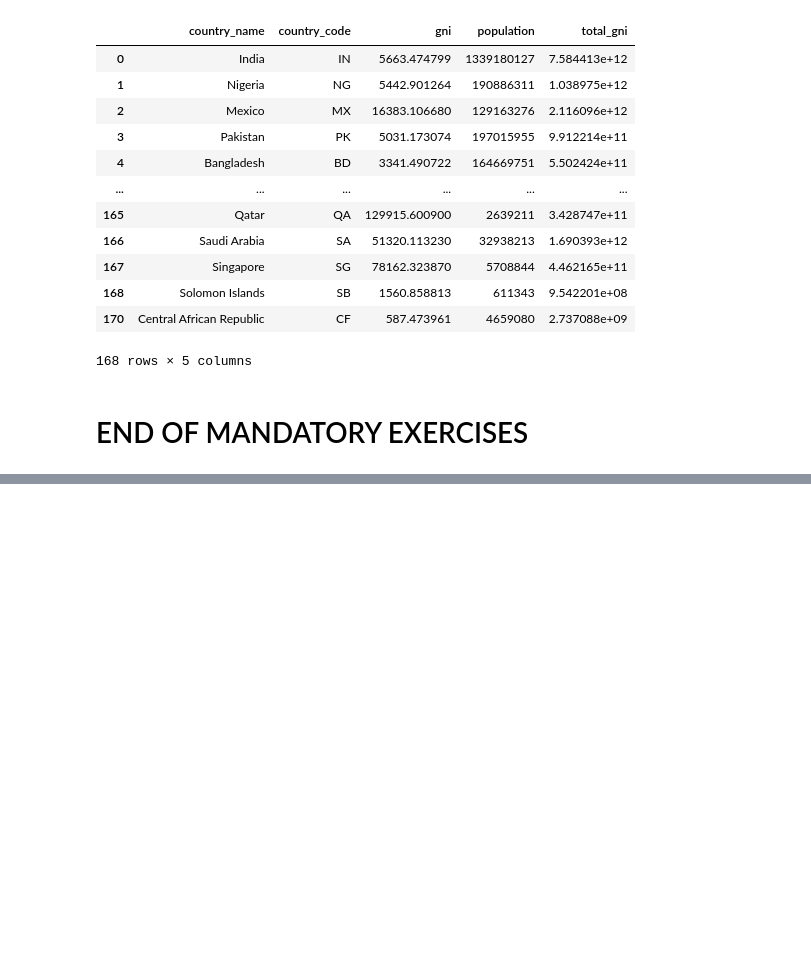
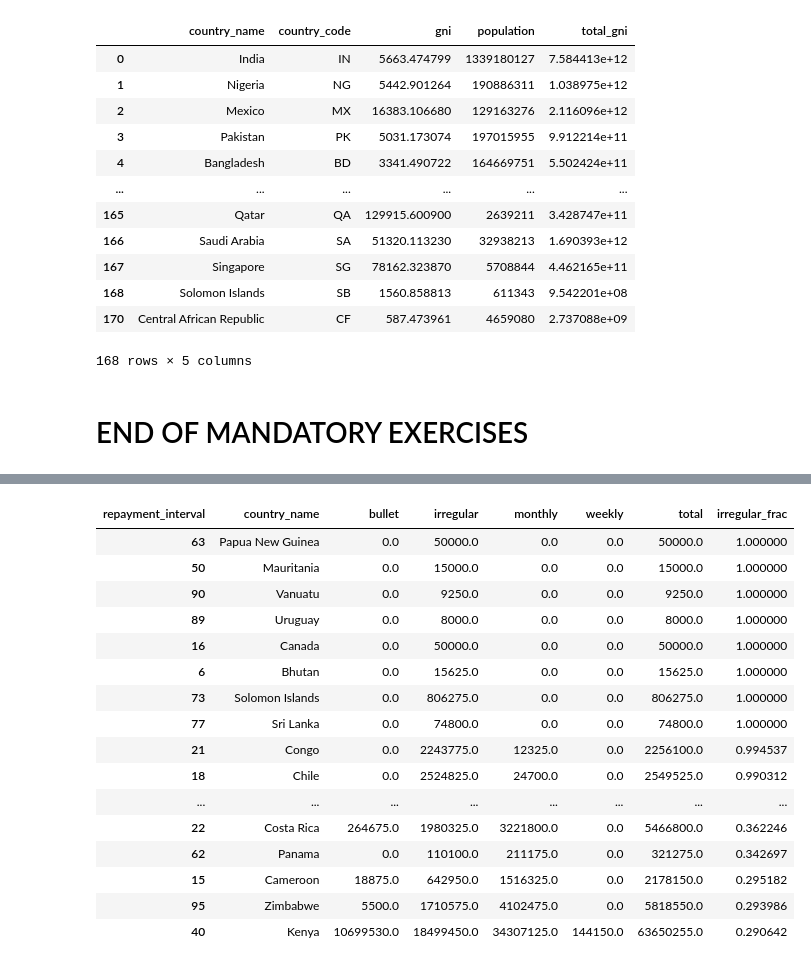
Before and after one commit to kayne87/FoCS, a Jupyter notebook: FoCS_new.ipynb, the cells around one changed output, grey strips where cells are left out. Saved outputs shown, nothing was run; the diff lists cells and outputs as text; code cells hidden in the pictures; blank space fills up the shorter version.

```diff
--- a/FoCS_new.ipynb
+++ b/FoCS_new.ipynb
@@ -1405,0 +1546,3 @@ NOTEBOOK EXECUTION TIME: 149.12610840797424
+# %%
+df_borrowed_countries_repayments = df_loans[["country_name", "repayment_interval", "funded_amount"]].groupby(by=["country_name", "repayment_interval"]).sum().reset_index()
+df_borrowed_countries_repayments
@@ -1405,0 +1563,3 @@ NOTEBOOK EXECUTION TIME: 149.12610840797424
+# %%
+df_borrowed_countries_by_repayments = df_borrowed_countries_repayments.pivot(index="country_name", columns="repayment_interval", values="funded_amount").reset_index()
+df_borrowed_countries_by_repayments
@@ -1405,0 +1580,6 @@ NOTEBOOK EXECUTION TIME: 149.12610840797424
+# %%
+df_borrowed_countries_by_repayments.bullet    = np.where(df_borrowed_countries_by_repayments.bullet.isnull(), 0, df_borrowed_countries_by_repayments.bullet   )
+df_borrowed_countries_by_repayments.irregular = np.where(df_borrowed_countries_by_repayments.irregular.isnull(), 0, df_borrowed_countries_by_repayments.irregular)
+df_borrowed_countries_by_repayments.monthly   = np.where(df_borrowed_countries_by_repayments.monthly.isnull(), 0, df_borrowed_countries_by_repayments.monthly  )
+df_borrowed_countries_by_repayments.weekly    = np.where(df_borrowed_countries_by_repayments.weekly.isnull(), 0, df_borrowed_countries_by_repayments.weekly   )
+df_borrowed_countries_by_repayments
@@ -1405,0 +1600,5 @@ NOTEBOOK EXECUTION TIME: 149.12610840797424
+# %%
+total_borrowed_countries_repayments = df_borrowed_countries_by_repayments.bullet + df_borrowed_countries_by_repayments.irregular + df_borrowed_countries_by_repayments.monthly + df_borrowed_countries_by_repayments.weekly
+df_borrowed_countries_by_repayments = df_borrowed_countries_by_repayments.assign(total=total_borrowed_countries_repayments)
+df_borrowed_countries_by_repayments = df_borrowed_countries_by_repayments.assign(irregular_frac=df_borrowed_countries_by_repayments.irregular / df_borrowed_countries_by_repayments.total)
+df_borrowed_countries_by_repayments.sort_values(by=["irregular_frac"], ascending=False)
@@ -1405,0 +1619,20 @@ NOTEBOOK EXECUTION TIME: 149.12610840797424
+# %%
+df_borrowed_countries_by_repayments.sort_values(by=["irregular_frac"], ascending=False)[1:40]
+# %% [output]
+| repayment_interval | country_name | bullet | irregular | monthly | weekly | total | irregular_frac |
+| 63 | Papua New Guinea | 0.0 | 50000.0 | 0.0 | 0.0 | 50000.0 | 1.000000 |
+| 50 | Mauritania | 0.0 | 15000.0 | 0.0 | 0.0 | 15000.0 | 1.000000 |
+| 90 | Vanuatu | 0.0 | 9250.0 | 0.0 | 0.0 | 9250.0 | 1.000000 |
+| 89 | Uruguay | 0.0 | 8000.0 | 0.0 | 0.0 | 8000.0 | 1.000000 |
+| 16 | Canada | 0.0 | 50000.0 | 0.0 | 0.0 | 50000.0 | 1.000000 |
+| 6 | Bhutan | 0.0 | 15625.0 | 0.0 | 0.0 | 15625.0 | 1.000000 |
+| 73 | Solomon Islands | 0.0 | 806275.0 | 0.0 | 0.0 | 806275.0 | 1.000000 |
+| 77 | Sri Lanka | 0.0 | 74800.0 | 0.0 | 0.0 | 74800.0 | 1.000000 |
+| 21 | Congo | 0.0 | 2243775.0 | 12325.0 | 0.0 | 2256100.0 | 0.994537 |
+| 18 | Chile | 0.0 | 2524825.0 | 24700.0 | 0.0 | 2549525.0 | 0.990312 |
+| ... | ... | ... | ... | ... | ... | ... | ... |
+| 22 | Costa Rica | 264675.0 | 1980325.0 | 3221800.0 | 0.0 | 5466800.0 | 0.362246 |
+| 62 | Panama | 0.0 | 110100.0 | 211175.0 | 0.0 | 321275.0 | 0.342697 |
+| 15 | Cameroon | 18875.0 | 642950.0 | 1516325.0 | 0.0 | 2178150.0 | 0.295182 |
+| 95 | Zimbabwe | 5500.0 | 1710575.0 | 4102475.0 | 0.0 | 5818550.0 | 0.293986 |
+| 40 | Kenya | 10699530.0 | 18499450.0 | 34307125.0 | 144150.0 | 63650255.0 | 0.290642 |
```
Also changed, not shown: parts of 24 cells of this notebook.
